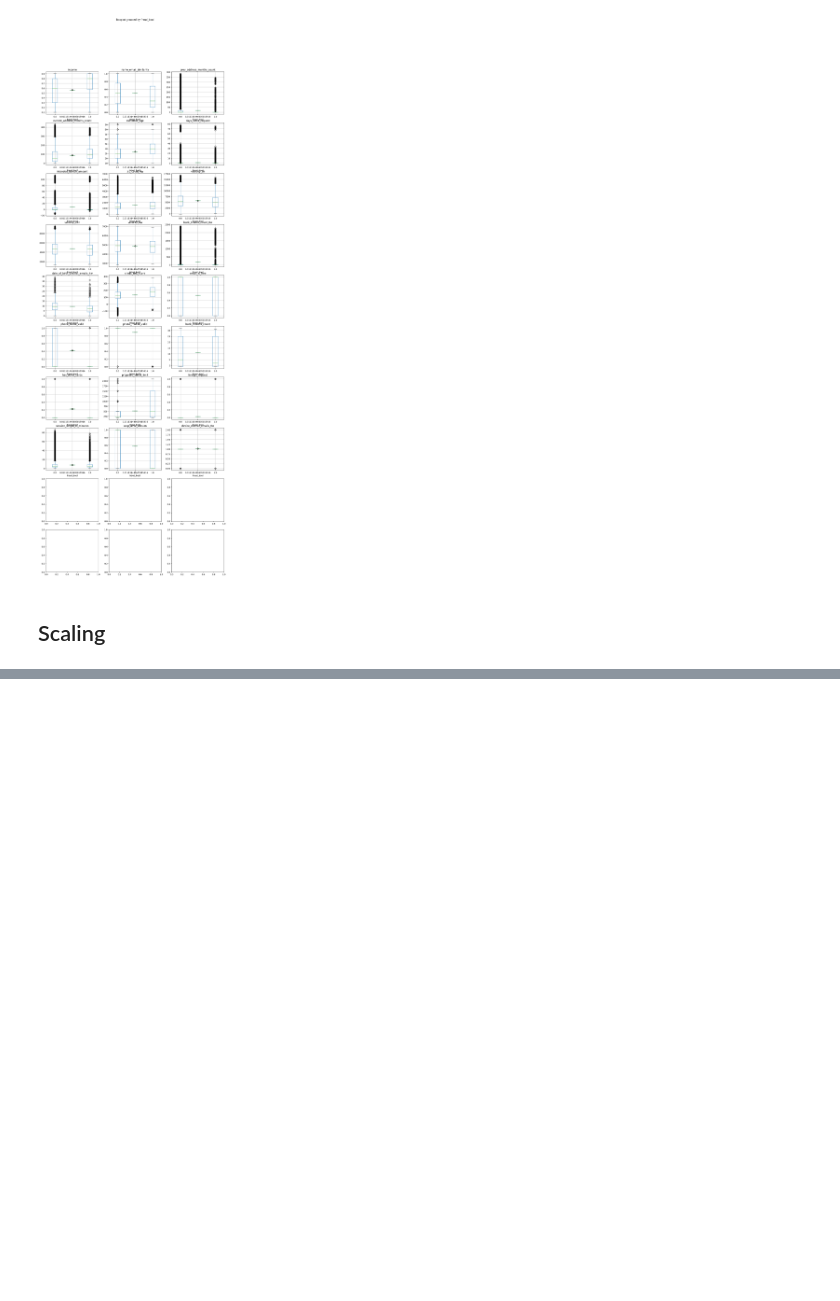
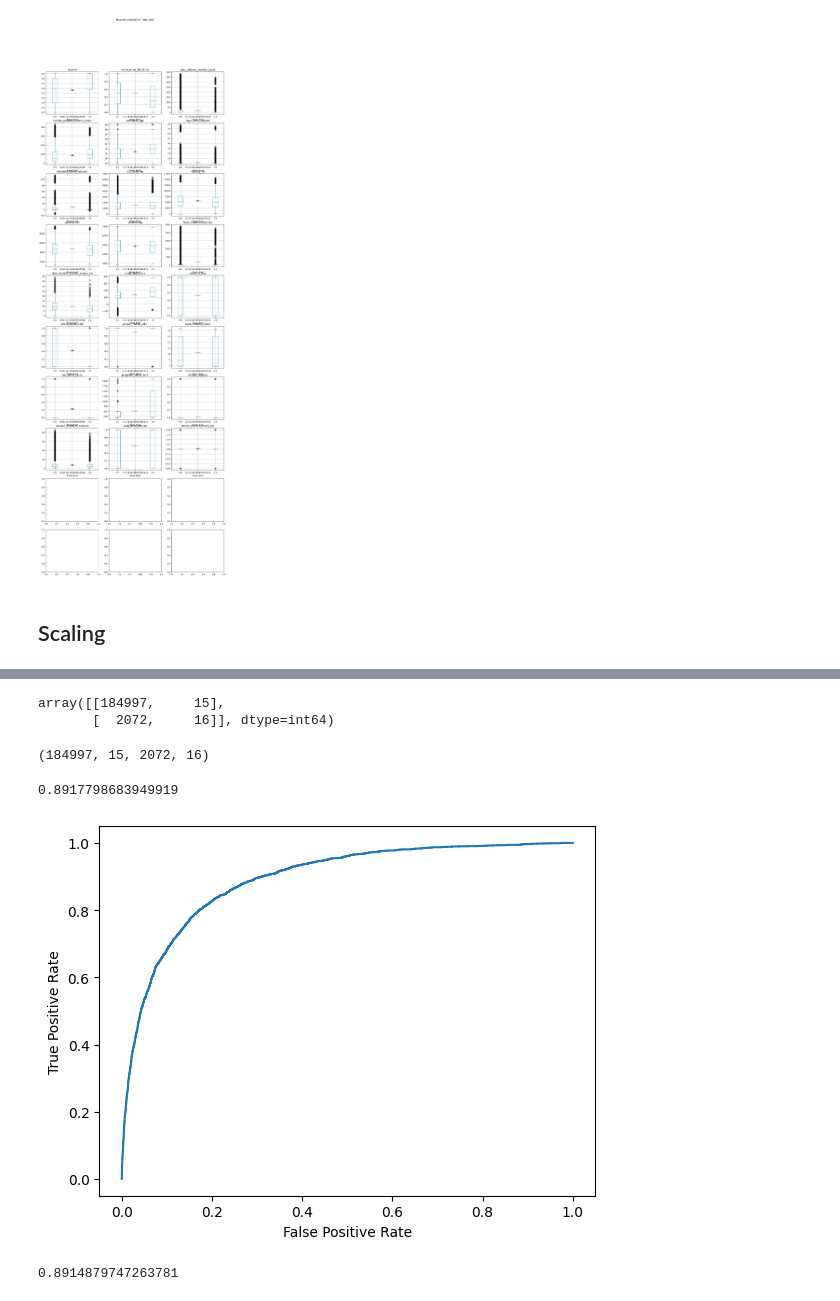
Before and after one commit to steimel60/Steimel_OUDSA5900, a Jupyter notebook: main.ipynb, the cells around one changed output, grey strips where cells are left out. Drawn from its saved outputs; the diff is of its cells as text; code cells hidden in the pictures; blank space fills up the shorter version.

```diff
--- a/main.ipynb
+++ b/main.ipynb
@@ -420,0 +450,3 @@ df_transformed.describe().T
+# %%
+X_train_transformed, X_valid_transformed, X_test_transformed = [df.loc[:, df.columns != "target"] for df in df_list_transformed]
+y_train_transformed, y_valid_transformed, y_test_transformed = [df["target"] for df in df_list_transformed]
@@ -420,0 +464,8 @@ df_transformed.describe().T
+# %%
+ann = MLPClassifier(
+    hidden_layer_sizes = (10),
+    activation = 'tanh',
+    solver = 'adam',
+    learning_rate_init = .001,
+    max_iter = 1000
+    ).fit(X_train_transformed, y_train_transformed)
@@ -425,0 +479,30 @@ from sklearn.compose import ColumnTransformer
+# %%
+confusion_matrix(y_valid_transformed, [p > .5 for p in lg_pred])
+# %% [output]
+array([[184997,     15],
+       [  2072,     16]], dtype=int64)
+# %%
+tn, fp, fn, tp = confusion_matrix(y_valid_transformed, [p > .5 for p in lg_pred]).ravel()
+tn, fp, fn, tp
+# %% [output]
+(184997, 15, 2072, 16)
+# %%
+roc_auc_score(y_valid_transformed, ann.predict_proba(X_valid_transformed)[:, 1])
+# %% [output]
+0.8917798683949919
+# %%
+#define metrics
+y_pred_proba = ann.predict_proba(X_valid_transformed)[::,1]
+fpr, tpr, _ = roc_curve(y_valid_transformed,  y_pred_proba)
+
+#create ROC curve
+plt.plot(fpr,tpr)
+plt.ylabel('True Positive Rate')
+plt.xlabel('False Positive Rate')
+plt.show()
+
+#Print area
+print(roc_auc_score(y_valid_transformed, ann.predict_proba(X_valid_transformed)[:, 1]))
+# %% [output]
+[figure, added]
+0.8914879747263781
```
Also changed, not shown: parts of 14 cells of this notebook, 1 other file.
